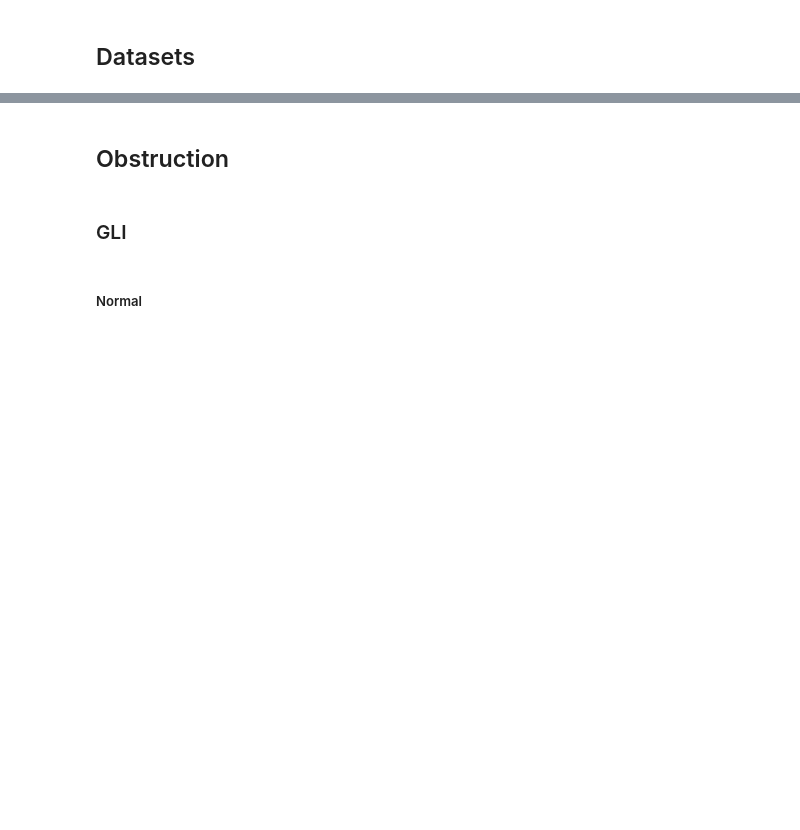
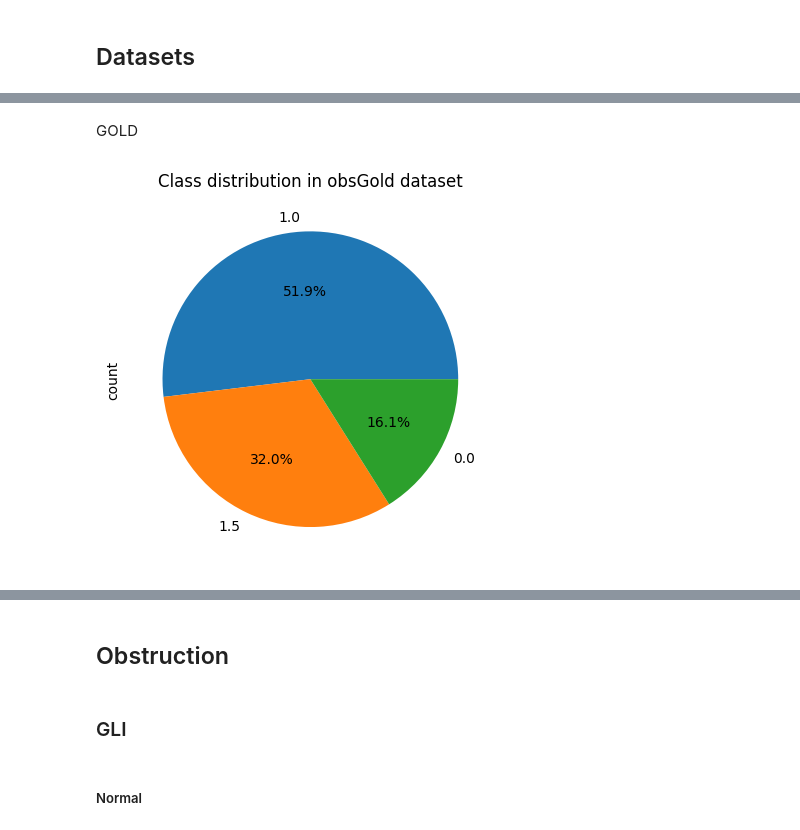
Before and after one commit to proydeia/deia, a Jupyter notebook: ds/graficos.ipynb, the cells around one changed output, grey strips where cells are left out. Cells and saved outputs as stored; diff of their text form; code cells hidden in the pictures; blank space fills up the shorter version.

```diff
--- a/ds/graficos.ipynb
+++ b/ds/graficos.ipynb
@@ -33,0 +48,13 @@ modelResGold = pickle.load(open('modelResGold.pkl', 'rb'))
+# %% [markdown]
+GOLD
+# %%
+obsGold_df = pd.DataFrame.from_dict(obsGold, orient='index')
+
+obsGold_df['Obstruction'] = obsGold_df.apply(lambda row: row['obstruction'], axis=1)
+obsGold_df = obsGold_df.drop(columns=['obstruction'])
+
+obsGold_df['Obstruction'].value_counts().plot.pie(autopct='%1.1f%%')
+plt.title('Class distribution in obsGold dataset')
+plt.show()
+# %% [output]
+[figure, added]
```
Also changed, not shown: parts of 9 cells of this notebook.
